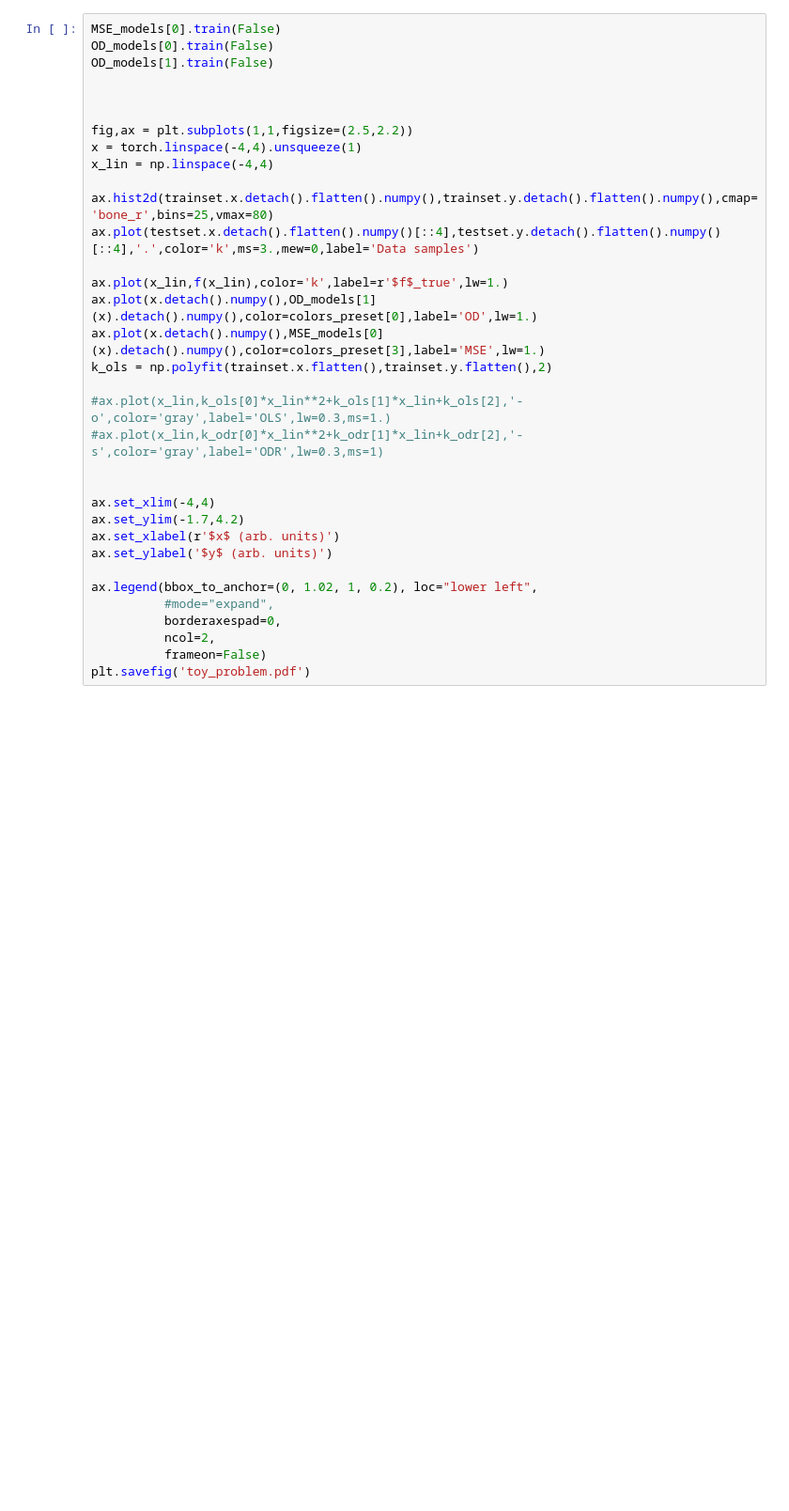
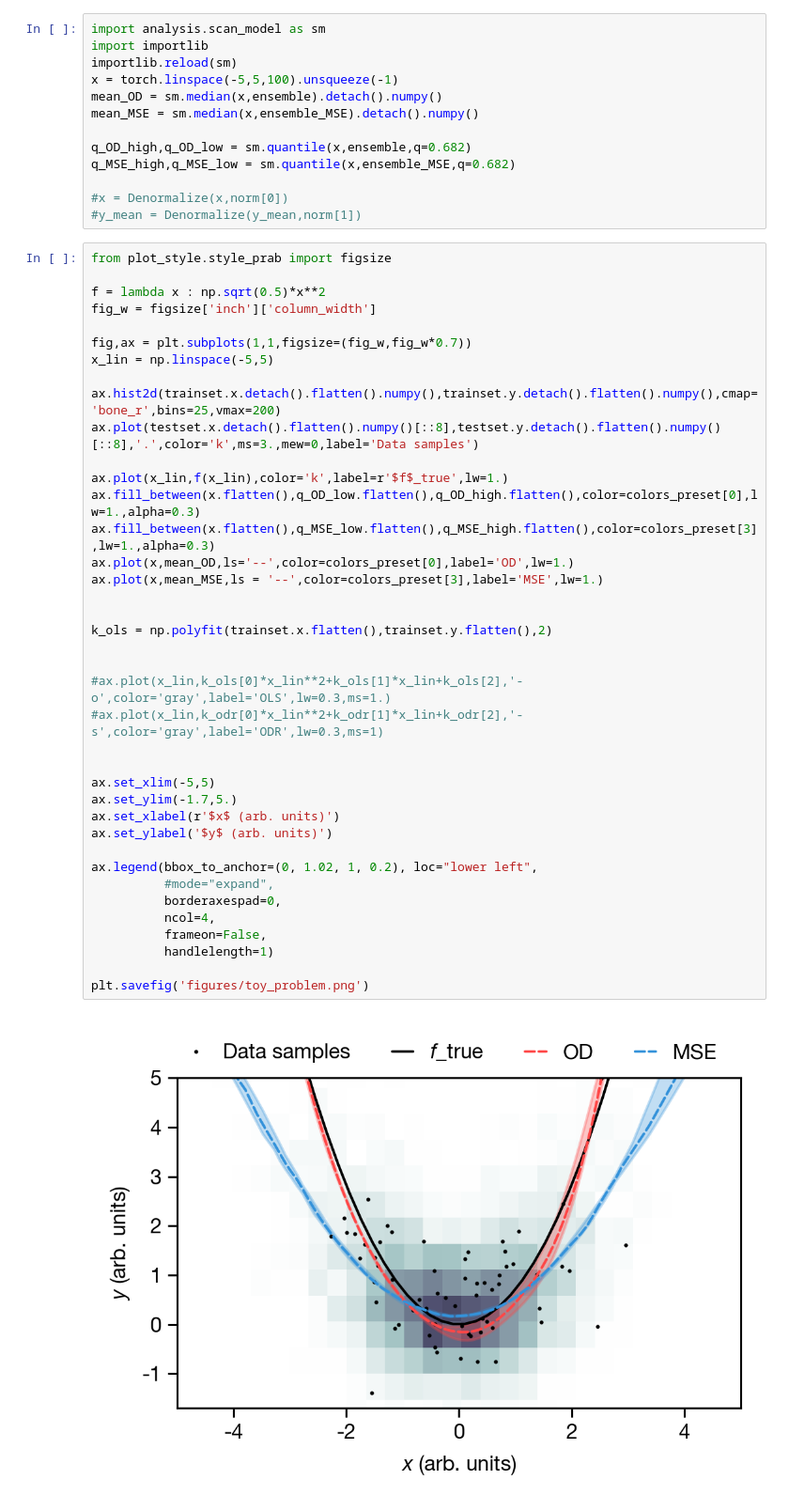
Before and after one commit to fraidowolf/dd_lpa, a Jupyter notebook: toy_problem/toy_problem.ipynb, the cells around one changed output. Shown: that part at 94% size. Drawn from its saved outputs; the diff is of its cells as text; blank space fills up the shorter version.

Commit message:
toy problem

```diff
--- a/toy_problem/toy_problem.ipynb
+++ b/toy_problem/toy_problem.ipynb
@@ -178,34 +141,54 @@ myoutput.pprint()
+# %%
+import analysis.scan_model as sm
+import importlib
+importlib.reload(sm)
+x = torch.linspace(-5,5,100).unsqueeze(-1)
+mean_OD = sm.median(x,ensemble).detach().numpy()
+mean_MSE = sm.median(x,ensemble_MSE).detach().numpy()
+
+q_OD_high,q_OD_low = sm.quantile(x,ensemble,q=0.682)
+q_MSE_high,q_MSE_low = sm.quantile(x,ensemble_MSE,q=0.682)
+
+#x = Denormalize(x,norm[0])
+#y_mean = Denormalize(y_mean,norm[1])
 # %%
-MSE_models[0].train(False)
-OD_models[0].train(False)
-OD_models[1].train(False)
+from plot_style.style_prab import figsize
+
+f = lambda x : np.sqrt(0.5)*x**2
+fig_w = figsize['inch']['column_width']
+
+fig,ax = plt.subplots(1,1,figsize=(fig_w,fig_w*0.7))
+x_lin = np.linspace(-5,5)
+
+ax.hist2d(trainset.x.detach().flatten().numpy(),trainset.y.detach().flatten().numpy(),cmap='bone_r',bins=25,vmax=200)
+ax.plot(testset.x.detach().flatten().numpy()[::8],testset.y.detach().flatten().numpy()[::8],'.',color='k',ms=3.,mew=0,label='Data samples')
+
+ax.plot(x_lin,f(x_lin),color='k',label=r'$f$_true',lw=1.)
+ax.fill_between(x.flatten(),q_OD_low.flatten(),q_OD_high.flatten(),color=colors_preset[0],lw=1.,alpha=0.3)
+ax.fill_between(x.flatten(),q_MSE_low.flatten(),q_MSE_high.flatten(),color=colors_preset[3],lw=1.,alpha=0.3)
+ax.plot(x,mean_OD,ls='--',color=colors_preset[0],label='OD',lw=1.)
+ax.plot(x,mean_MSE,ls = '--',color=colors_preset[3],label='MSE',lw=1.)
 
 
+k_ols = np.polyfit(trainset.x.flatten(),trainset.y.flatten(),2)
 
-fig,ax = plt.subplots(1,1,figsize=(2.5,2.2))
-x = torch.linspace(-4,4).unsqueeze(1)
-x_lin = np.linspace(-4,4)
-
-ax.hist2d(trainset.x.detach().flatten().numpy(),trainset.y.detach().flatten().numpy(),cmap='bone_r',bins=25,vmax=80)
-ax.plot(testset.x.detach().flatten().numpy()[::4],testset.y.detach().flatten().numpy()[::4],'.',color='k',ms=3.,mew=0,label='Data samples')
-
-ax.plot(x_lin,f(x_lin),color='k',label=r'$f$_true',lw=1.)
-ax.plot(x.detach().numpy(),OD_models[1](x).detach().numpy(),color=colors_preset[0],label='OD',lw=1.)
-ax.plot(x.detach().numpy(),MSE_models[0](x).detach().numpy(),color=colors_preset[3],label='MSE',lw=1.)
-k_ols = np.polyfit(trainset.x.flatten(),trainset.y.flatten(),2)
 
 #ax.plot(x_lin,k_ols[0]*x_lin**2+k_ols[1]*x_lin+k_ols[2],'-o',color='gray',label='OLS',lw=0.3,ms=1.)
 #ax.plot(x_lin,k_odr[0]*x_lin**2+k_odr[1]*x_lin+k_odr[2],'-s',color='gray',label='ODR',lw=0.3,ms=1)
 
 
-ax.set_xlim(-4,4)
-ax.set_ylim(-1.7,4.2)
+ax.set_xlim(-5,5)
+ax.set_ylim(-1.7,5.)
 ax.set_xlabel(r'$x$ (arb. units)')
 ax.set_ylabel('$y$ (arb. units)')
 
 ax.legend(bbox_to_anchor=(0, 1.02, 1, 0.2), loc="lower left",
           #mode="expand",
           borderaxespad=0,
-          ncol=2,
-          frameon=False)
-plt.savefig('toy_problem.pdf')
+          ncol=4,
+          frameon=False,
+          handlelength=1)
+
+plt.savefig('figures/toy_problem.png')
+# %% [output]
+[figure, added]
```
Also changed, not shown: parts of 10 cells of this notebook, 8 other files.
